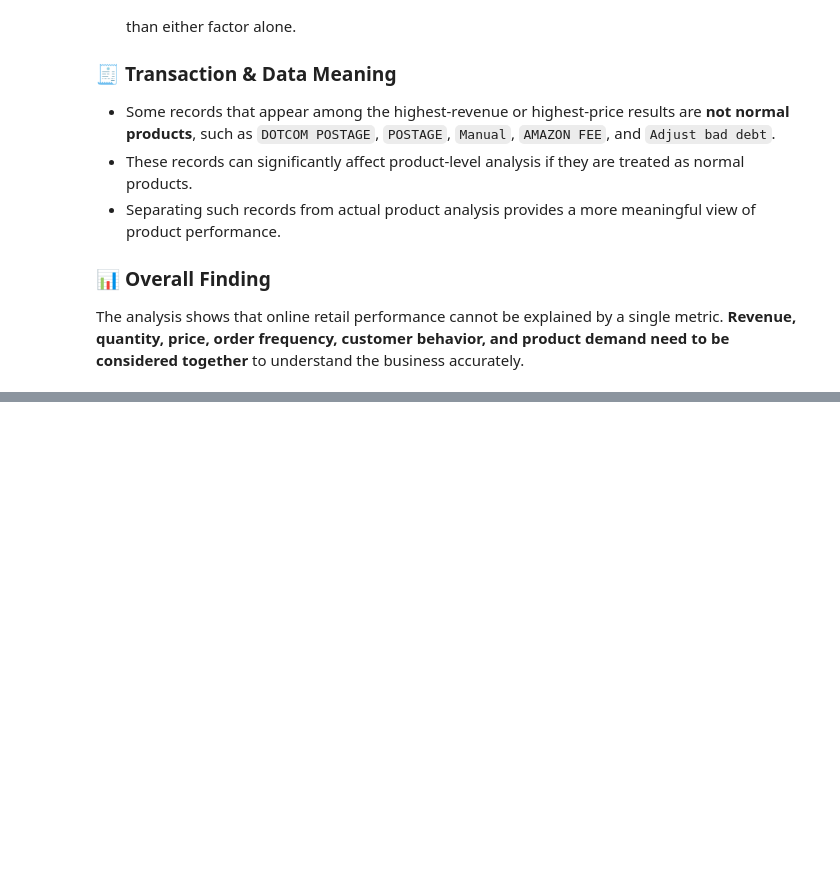
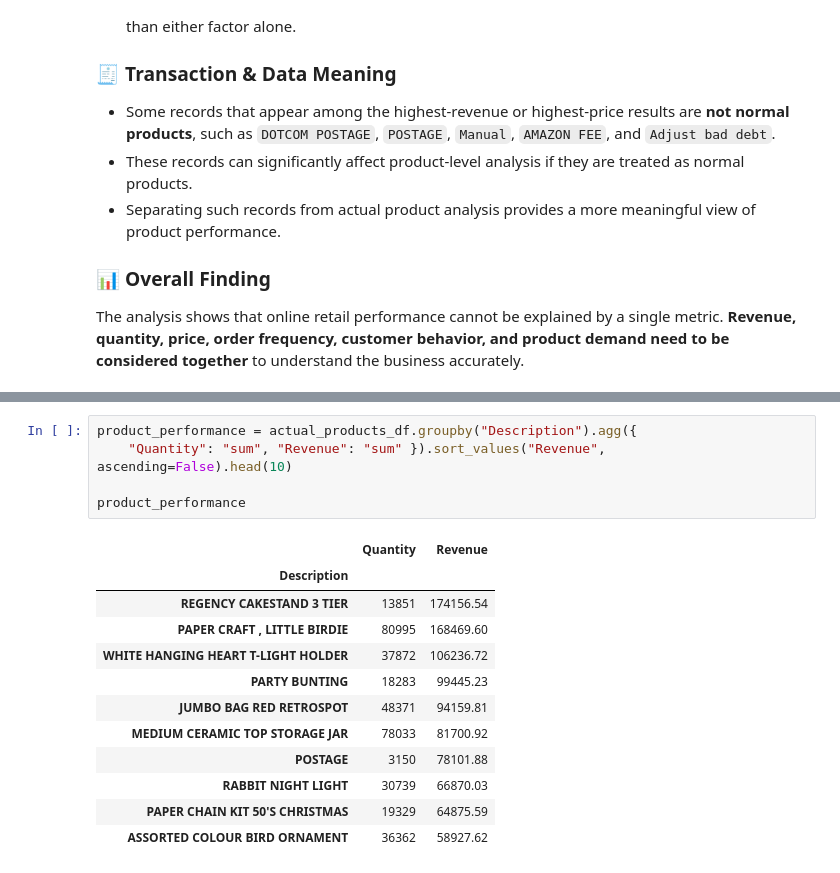
Before and after one commit to vikasa-y/Online-Retail-Sales-Analysis, a Jupyter notebook: Notebooks/Online_Retail_Eda.ipynb, the cells around one changed output, grey strips where cells are left out. Drawn from its saved outputs; the diff is of its cells as text; blank space fills up the shorter version.

```diff
--- a/Notebooks/Online_Retail_Eda.ipynb
+++ b/Notebooks/Online_Retail_Eda.ipynb
@@ -1064,0 +1185,18 @@ The analysis shows that online retail performance cannot be explained by a singl
+# %%
+product_performance = actual_products_df.groupby("Description").agg({
+    "Quantity": "sum", "Revenue": "sum" }).sort_values("Revenue", ascending=False).head(10)
+
+product_performance
+# %% [output]
+|  | Quantity | Revenue |
+| Description |  |  |
+| REGENCY CAKESTAND 3 TIER | 13851 | 174156.54 |
+| PAPER CRAFT , LITTLE BIRDIE | 80995 | 168469.60 |
+| WHITE HANGING HEART T-LIGHT HOLDER | 37872 | 106236.72 |
+| PARTY BUNTING | 18283 | 99445.23 |
+| JUMBO BAG RED RETROSPOT | 48371 | 94159.81 |
+| MEDIUM CERAMIC TOP STORAGE JAR | 78033 | 81700.92 |
+| POSTAGE | 3150 | 78101.88 |
+| RABBIT NIGHT LIGHT | 30739 | 66870.03 |
+| PAPER CHAIN KIT 50'S CHRISTMAS | 19329 | 64875.59 |
+| ASSORTED COLOUR BIRD ORNAMENT | 36362 | 58927.62 |
```
Also changed, not shown: parts of 22 cells of this notebook.
